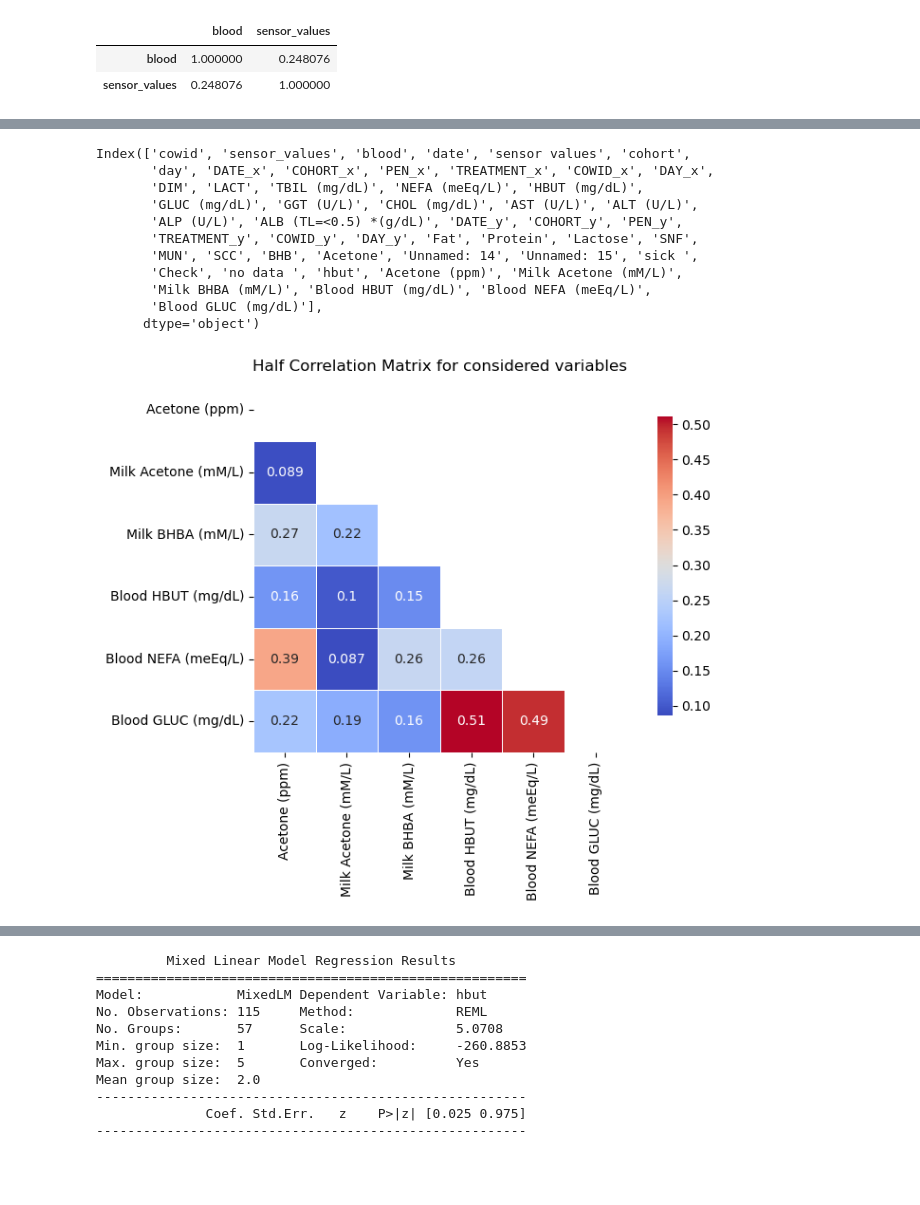
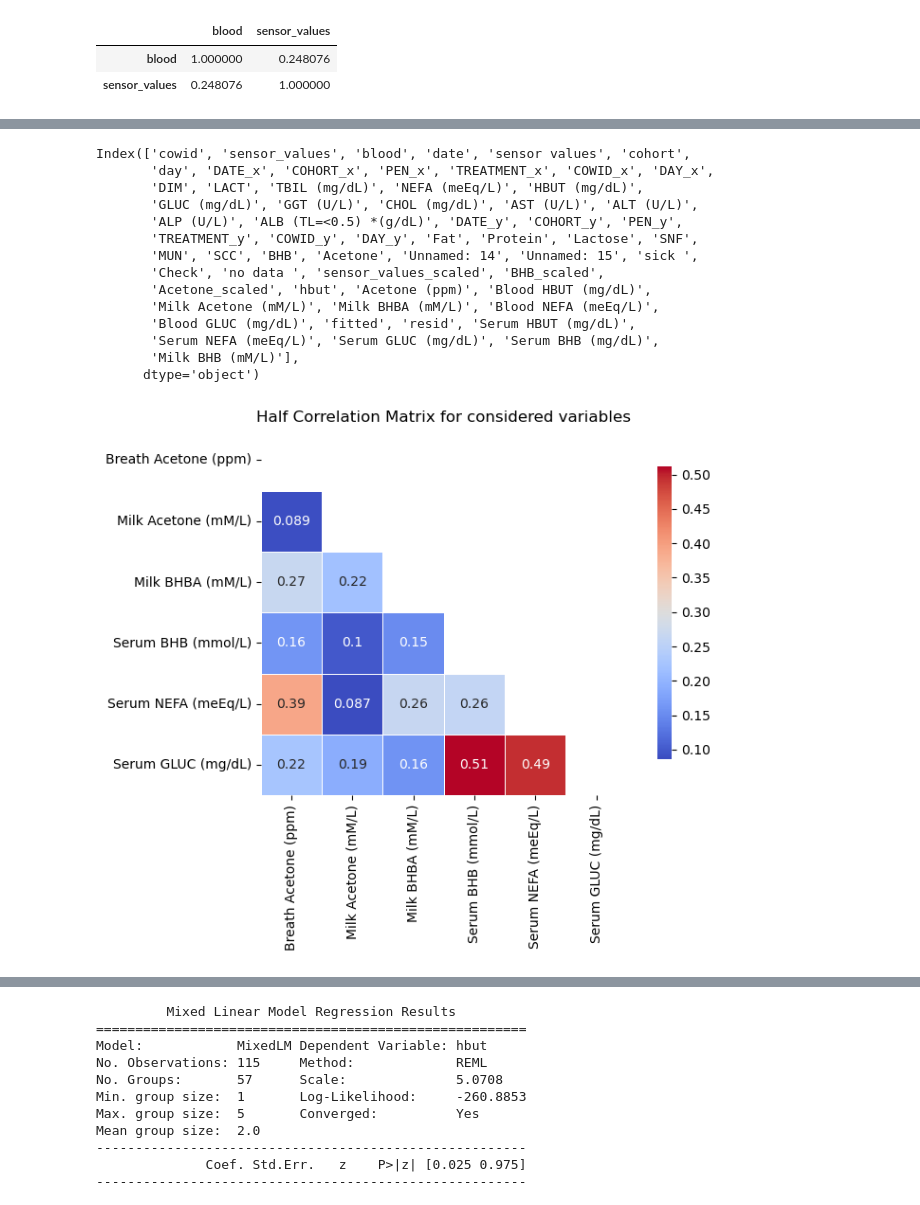
Before and after one commit to rajeshneupane7/ketosis_project, a Jupyter notebook: data_processing.ipynb, the cells around one changed output, grey strips where cells are left out. Saved outputs shown, nothing was run; the diff lists cells and outputs as text; code cells hidden in the pictures; blank space fills up the shorter version.

```diff
--- a/data_processing.ipynb
+++ b/data_processing.ipynb
@@ -145,10 +145,10 @@ merged_milk_df.describe()[['sensor_values', 'TBIL (mg/dL)', 'NEFA (meEq/L)',
 # %%
-merged_milk_df['Acetone (ppm)']= merged_milk_df['sensor_values']
-merged_milk_df['Blood HBUT (mg/dL)']= merged_milk_df['hbut']
+merged_milk_df['Breath Acetone (ppm)']= merged_milk_df['sensor_values']
+merged_milk_df['Serum BHB (mmol/L)']= merged_milk_df['hbut'] * 0.0961
 merged_milk_df['Milk Acetone (mM/L)']= merged_milk_df['Acetone']
-merged_milk_df['Milk BHBA (mM/L)']= merged_milk_df['BHB']
-merged_milk_df['Blood NEFA (meEq/L)']= merged_milk_df['NEFA (meEq/L)']
-merged_milk_df['Blood GLUC (mg/dL)']= merged_milk_df['GLUC (mg/dL)']
+merged_milk_df['Milk BHB (mM/L)']= merged_milk_df['BHB']
+merged_milk_df['Serum NEFA (meEq/L)']= merged_milk_df['NEFA (meEq/L)']
+merged_milk_df['Serum GLUC (mg/dL)']= merged_milk_df['GLUC (mg/dL)']
 # %%
 merged_milk_df.columns
 # %% [output]
@@ -159,23 +159,26 @@ Index(['cowid', 'sensor_values', 'blood', 'date', 'sensor values', 'cohort',
        'ALP (U/L)', 'ALB (TL=<0.5) *(g/dL)', 'DATE_y', 'COHORT_y', 'PEN_y',
        'TREATMENT_y', 'COWID_y', 'DAY_y', 'Fat', 'Protein', 'Lactose', 'SNF',
        'MUN', 'SCC', 'BHB', 'Acetone', 'Unnamed: 14', 'Unnamed: 15', 'sick ',
-       'Check', 'no data ', 'hbut', 'Acetone (ppm)', 'Milk Acetone (mM/L)',
-       'Milk BHBA (mM/L)', 'Blood HBUT (mg/dL)', 'Blood NEFA (meEq/L)',
-       'Blood GLUC (mg/dL)'],
+       'Check', 'no data ', 'sensor_values_scaled', 'BHB_scaled',
+       'Acetone_scaled', 'hbut', 'Acetone (ppm)', 'Blood HBUT (mg/dL)',
+       'Milk Acetone (mM/L)', 'Milk BHBA (mM/L)', 'Blood NEFA (meEq/L)',
+       'Blood GLUC (mg/dL)', 'fitted', 'resid', 'Serum HBUT (mg/dL)',
+       'Serum NEFA (meEq/L)', 'Serum GLUC (mg/dL)', 'Serum BHB (mg/dL)',
+       'Milk BHB (mM/L)'],
       dtype='object')
 # %%
 import matplotlib.pyplot as plt
 import seaborn as sns
-matrix=merged_milk_df[[  'Acetone (ppm)', 'Milk Acetone (mM/L)',
-       'Milk BHBA (mM/L)', 'Blood HBUT (mg/dL)', 'Blood NEFA (meEq/L)',
-       'Blood GLUC (mg/dL)'
+matrix=merged_milk_df[[  'Breath Acetone (ppm)', 'Milk Acetone (mM/L)',
+       'Milk BHBA (mM/L)', 'Serum BHB (mmol/L)', 'Serum NEFA (meEq/L)',
+       'Serum GLUC (mg/dL)'
 ]].corr()
 mask = np.triu(np.ones_like(matrix, dtype=bool))
 plt.figure(figsize=(8, 6))
 sns.heatmap(matrix, mask=mask, annot=True, cmap='coolwarm', square=True, linewidths=.5, cbar_kws={"shrink": .8})
 plt.title('Half Correlation Matrix for considered variables')
 plt.tight_layout()
 plt.show()
 # %% [output]
-[figure, old version]
+[figure, new version]
 # %%
```
Also changed, not shown: parts of 3 cells of this notebook, 1 other file.
